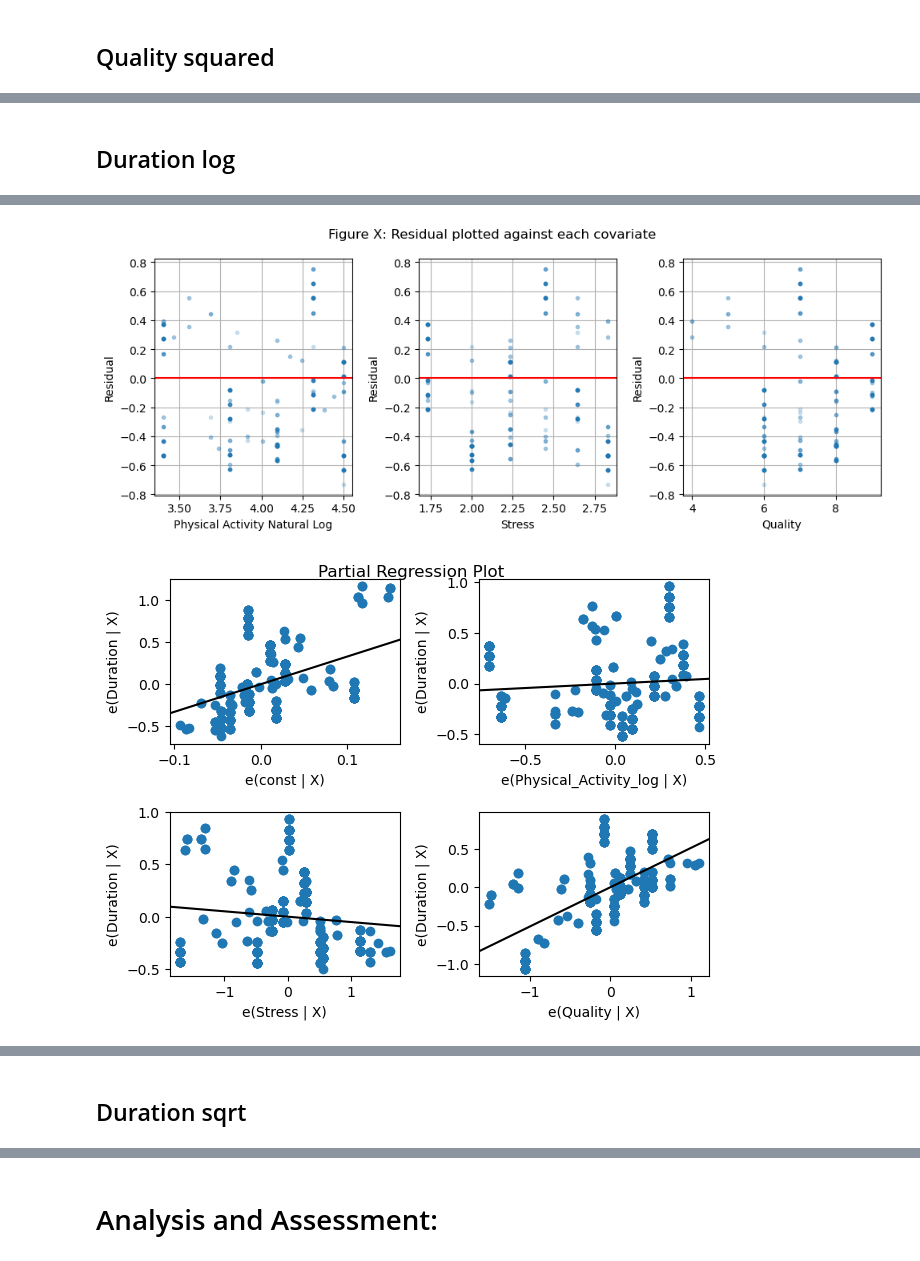
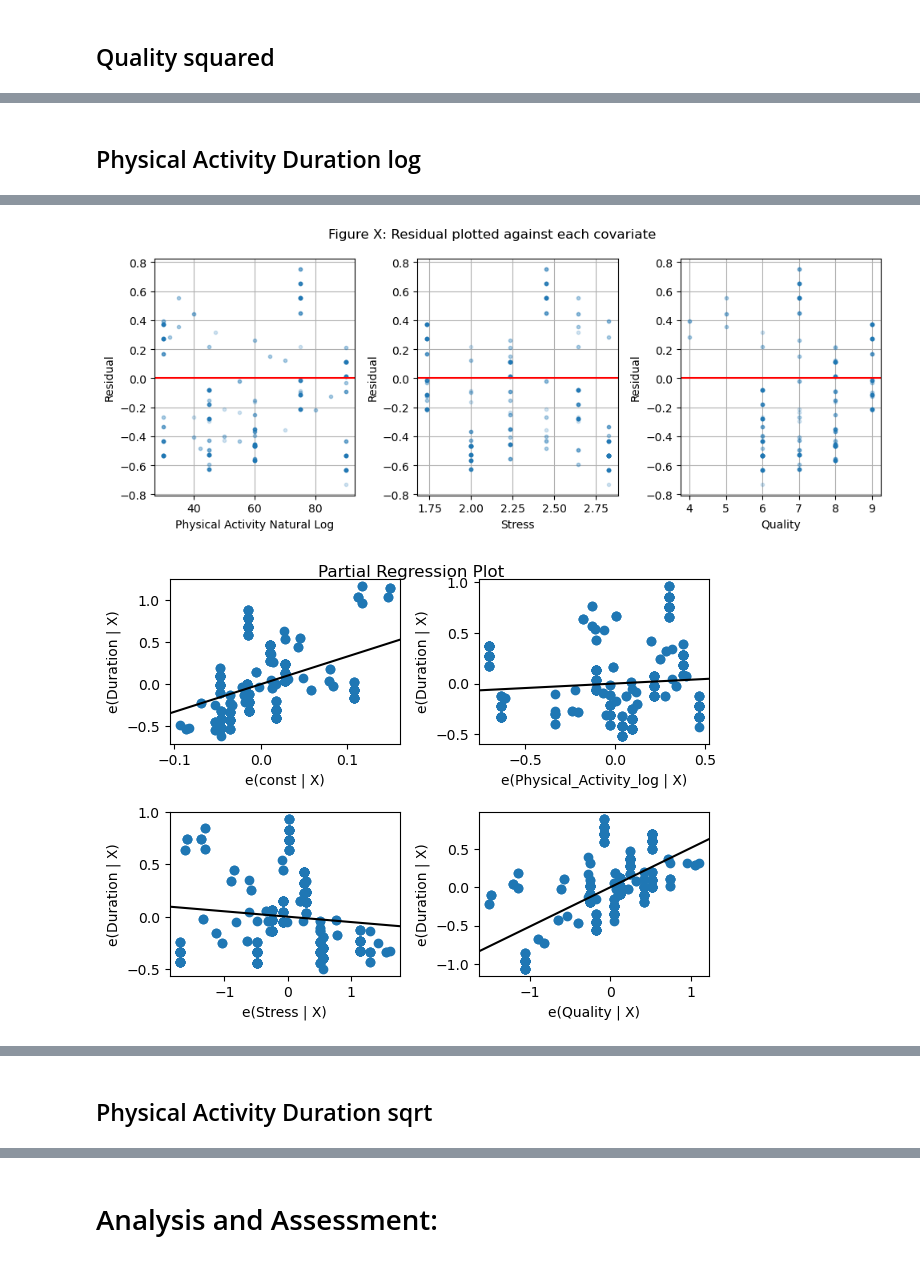
Before and after one commit to eric-y33/Math360-MAGC3, a Jupyter notebook: Phil.ipynb, the cells around one changed output, grey strips where cells are left out. Drawn from its saved outputs; the diff is of its cells as text; code cells hidden in the pictures.

```diff
--- a/Phil.ipynb
+++ b/Phil.ipynb
@@ -133,8 +133,8 @@ stress_sqrt = np.sqrt(sleep['Stress'])
 stress_squared = sleep['Stress']**2
 quality_log = np.log(sleep['Quality'])
 quality_squared = sleep['Quality']**2
-duration_log = np.log(sleep['Physical_Activity'])
-duration_sqrt = np.sqrt(sleep['Physical_Activity'])
+physical_log = np.log(sleep['Physical_Activity'])
+physical_sqrt = np.sqrt(sleep['Physical_Activity'])
 # %% [markdown]
 ## Square root stress values
 # %%
@@ -145,8 +145,7 @@ reg = sm.OLS(Y, X).fit()
 print(reg.summary())
 
 betas = reg.params
-x2 = stress_sqrt
-residuals = Y - (betas.iloc[0] + betas.iloc[1]*x1 + betas.iloc[2]*x2 + betas.iloc[3]*x3)
+residuals = Y - (betas.iloc[0] + betas.iloc[1]*x1 + betas.iloc[2]*stress_sqrt + betas.iloc[3]*x3)
 
 ## residual covariate plot
 fig, axes = plt.subplots(1, 3, figsize=(10,4))
@@ -380,8 +373,8 @@ strong multicollinearity or other numerical problems.
 # %% [markdown]
-## Duration log
+## Physical Activity Duration log
 # %%
 X = sleep[['Stress', 'Quality']]
-X.insert(0, 'Physical_Activity_log', duration_log)
+X.insert(0, 'Physical_Activity_log', physical_log)
 X = sm.add_constant(X)
 reg = sm.OLS(Y, X).fit()
 print(reg.summary())
@@ -389,8 +382,7 @@ sleep.head()
 
 ## residual covariate plots
 betas = reg.params
-x1 = duration_log
-residuals = Y - (betas.iloc[0] + betas.iloc[1]*x1 + betas.iloc[2]*x2 + betas.iloc[3]*x3)
+residuals = Y - (betas.iloc[0] + betas.iloc[1]*physical_log + betas.iloc[2]*x2 + betas.iloc[3]*x3)
 fig, axes = plt.subplots(1, 3, figsize=(10,4))
 residualPlot(axes[0], x1, 'Physical Activity Natural Log')
 residualPlot(axes[1], x2, 'Stress')
@@ -428,18 +420,18 @@ Time:                        03:49:10   Log-Likelihood:                -158.77
 No. Observations:                 374   AIC:                             325.5
 Df Residuals:                     370   BIC:                             341.2
 Df Model:                           3
 Covariance Type:            nonrobust
 =========================================================================================
 ... (11 lines left out)
 ==============================================================================
 
 Notes:
 [1] Standard Errors assume that the covariance matrix of the errors is correctly specified.
-[figure, old version]
+[figure, new version]
 [figure]
 [figure]
 [figure]
 # %% [markdown]
-## Duration sqrt
+## Physical Activity Duration sqrt
 # %%
 X = sleep[['Stress', 'Quality']]
```
Also changed, not shown: parts of 10 cells of this notebook.
